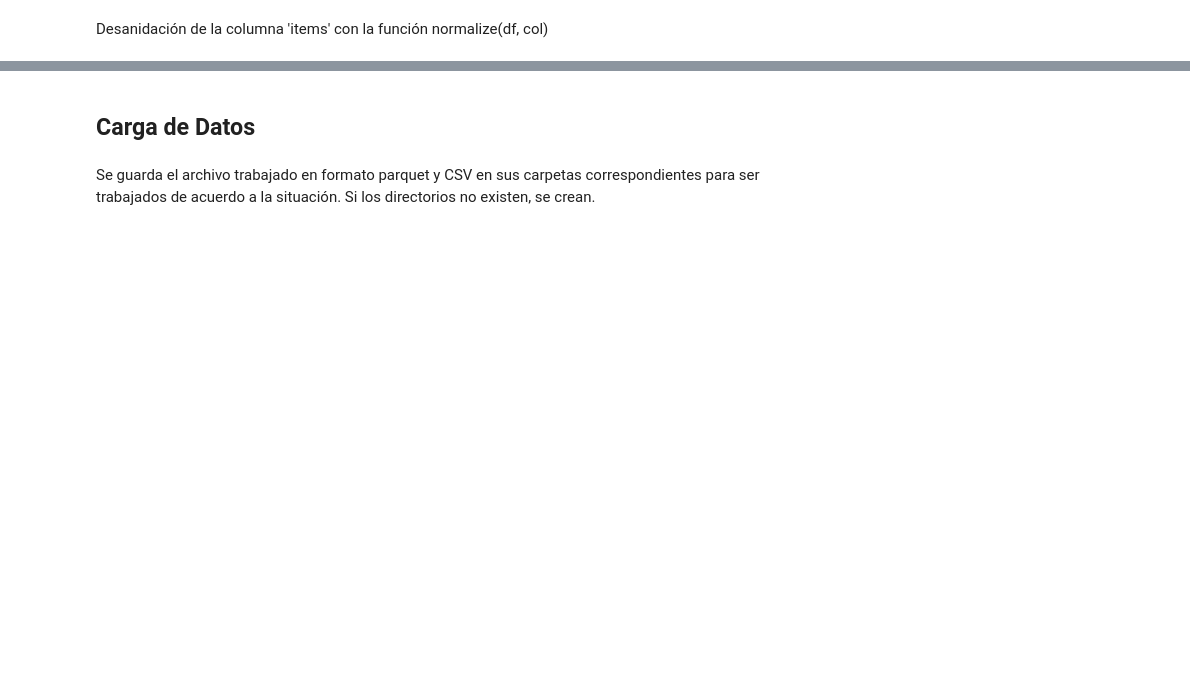
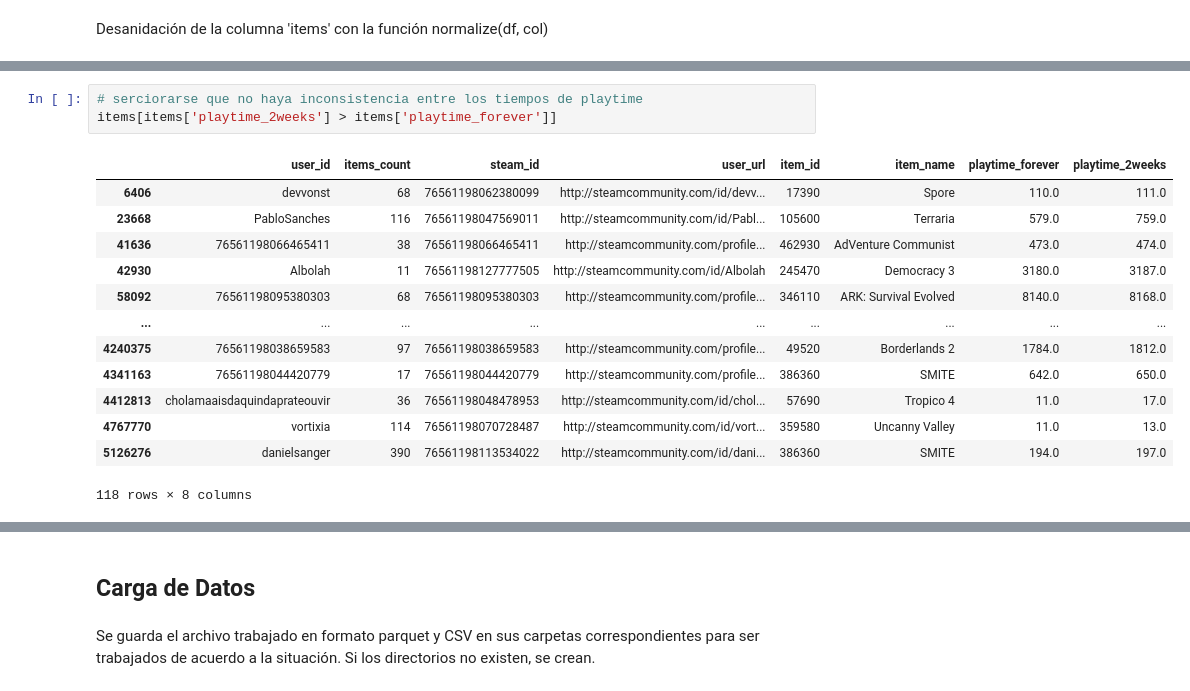
Before and after one commit to DataSciGina/VideoGameRecommender, a Jupyter notebook: ETL/ETL_user_items.ipynb, the cells around one changed output, grey strips where cells are left out. Drawn from its saved outputs; the diff is of its cells as text; blank space fills up the shorter version.

```diff
--- a/ETL/ETL_user_items.ipynb
+++ b/ETL/ETL_user_items.ipynb
@@ -59,0 +82,17 @@ final_items = items.drop(columns=['steam_id', 'user_url', 'item_name', 'playtime
+# %%
+# serciorarse que no haya inconsistencia entre los tiempos de playtime
+items[items['playtime_2weeks'] > items['playtime_forever']]
+# %% [output]
+|  | user_id | items_count | steam_id | user_url | item_id | item_name | playtime_forever | playtime_2weeks |
+| 6406 | devvonst | 68 | 76561198062380099 | http://steamcommunity.com/id/devv... | 17390 | Spore | 110.0 | 111.0 |
+| 23668 | PabloSanches | 116 | 76561198047569011 | http://steamcommunity.com/id/Pabl... | 105600 | Terraria | 579.0 | 759.0 |
+| 41636 | 76561198066465411 | 38 | 76561198066465411 | http://steamcommunity.com/profile... | 462930 | AdVenture Communist | 473.0 | 474.0 |
+| 42930 | Albolah | 11 | 76561198127777505 | http://steamcommunity.com/id/Albolah | 245470 | Democracy 3 | 3180.0 | 3187.0 |
+| 58092 | 76561198095380303 | 68 | 76561198095380303 | http://steamcommunity.com/profile... | 346110 | ARK: Survival Evolved | 8140.0 | 8168.0 |
+| ... | ... | ... | ... | ... | ... | ... | ... | ... |
+| 4240375 | 76561198038659583 | 97 | 76561198038659583 | http://steamcommunity.com/profile... | 49520 | Borderlands 2 | 1784.0 | 1812.0 |
+| 4341163 | 76561198044420779 | 17 | 76561198044420779 | http://steamcommunity.com/profile... | 386360 | SMITE | 642.0 | 650.0 |
+| 4412813 | cholamaaisdaquindaprateouvir | 36 | 76561198048478953 | http://steamcommunity.com/id/chol... | 57690 | Tropico 4 | 11.0 | 17.0 |
+| 4767770 | vortixia | 114 | 76561198070728487 | http://steamcommunity.com/id/vort... | 359580 | Uncanny Valley | 11.0 | 13.0 |
+| 5126276 | danielsanger | 390 | 76561198113534022 | http://steamcommunity.com/id/dani... | 386360 | SMITE | 194.0 | 197.0 |
+118 rows × 8 columns
```
Also changed, not shown: parts of 20 cells of this notebook, 6 other files.
